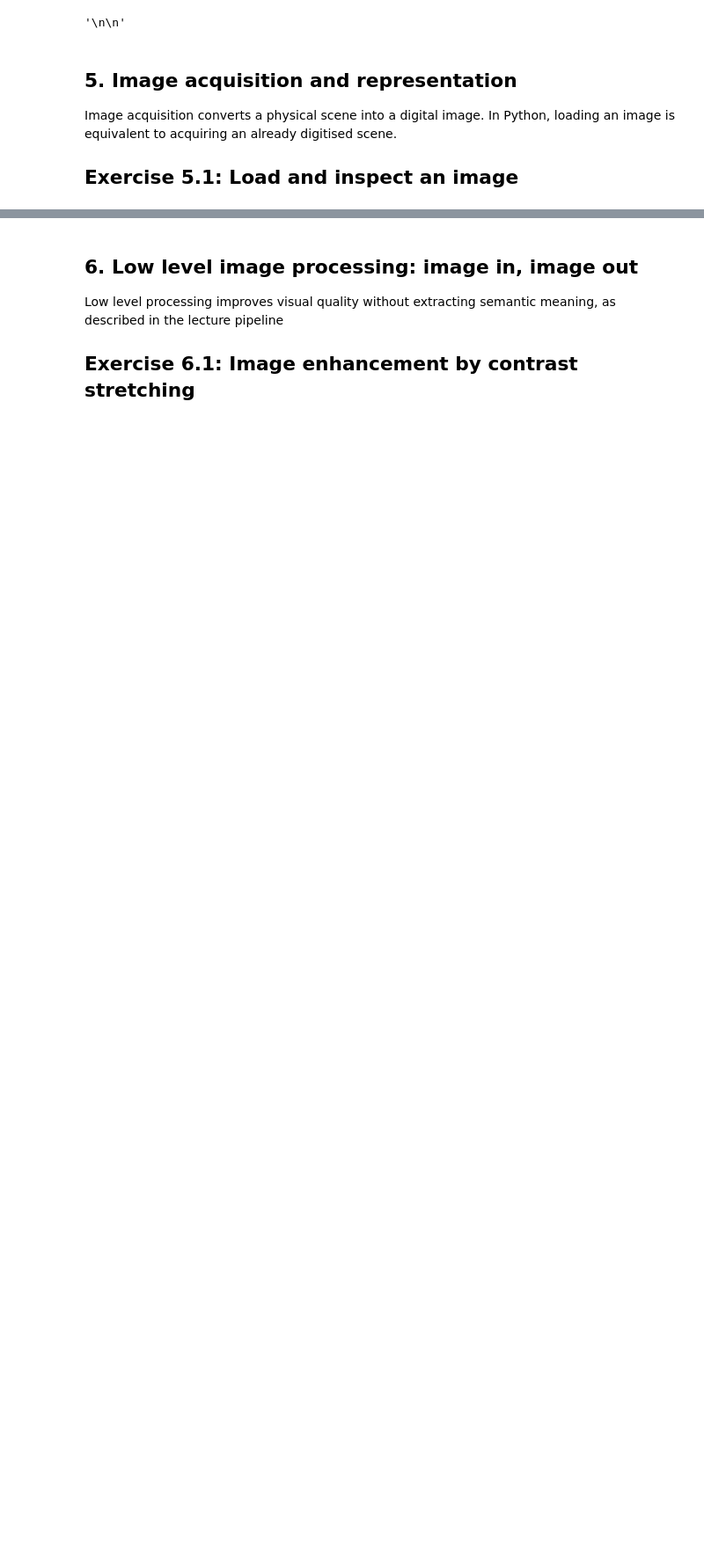
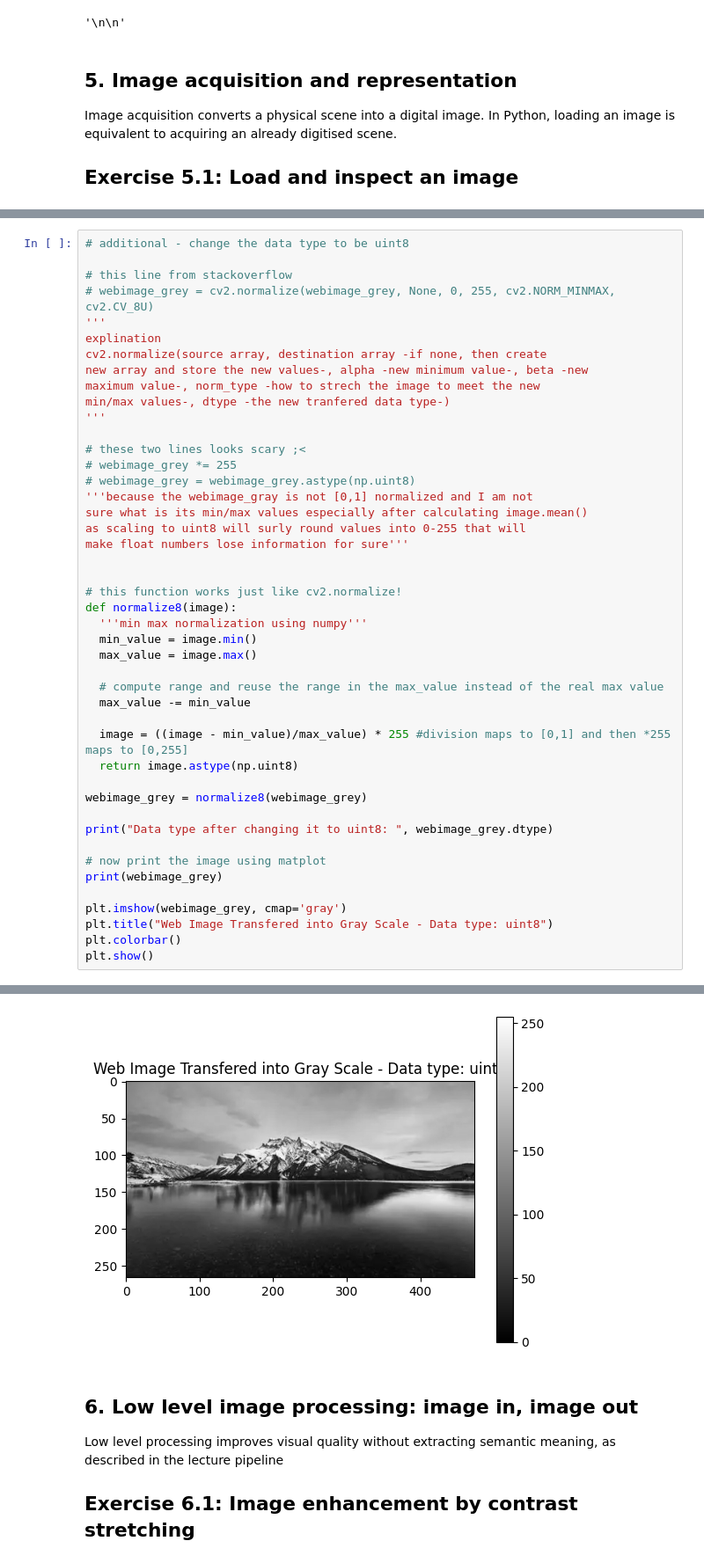
Before and after one commit to BashayrA/Digital-Image-Processing---Labs, a Jupyter notebook: AI342Lab1.ipynb, the cells around one changed output, grey strips where cells are left out. Shown at 88% size. Cells and saved outputs as stored; diff of their text form; blank space fills up the shorter version.

```diff
--- a/AI342Lab1.ipynb
+++ b/AI342Lab1.ipynb
@@ -269,0 +309,46 @@ float64
+# %%
+# additional - change the data type to be uint8
+
+# this line from stackoverflow
+# webimage_grey = cv2.normalize(webimage_grey, None, 0, 255, cv2.NORM_MINMAX, cv2.CV_8U)
+'''
+explination
+cv2.normalize(source array, destination array -if none, then create
+new array and store the new values-, alpha -new minimum value-, beta -new
+maximum value-, norm_type -how to strech the image to meet the new
+min/max values-, dtype -the new tranfered data type-)
+'''
+
+# these two lines looks scary ;<
+# webimage_grey *= 255
+# webimage_grey = webimage_grey.astype(np.uint8)
+'''because the webimage_gray is not [0,1] normalized and I am not
+sure what is its min/max values especially after calculating image.mean()
+as scaling to uint8 will surly round values into 0-255 that will
+make float numbers lose information for sure'''
+
+
+# this function works just like cv2.normalize!
+def normalize8(image):
+  '''min max normalization using numpy'''
+  min_value = image.min()
+  max_value = image.max()
+
+  # compute range and reuse the range in the max_value instead of the real max value
+  max_value -= min_value
+
+  image = ((image - min_value)/max_value) * 255 #division maps to [0,1] and then *255 maps to [0,255]
+  return image.astype(np.uint8)
+
+webimage_grey = normalize8(webimage_grey)
+
+print("Data type after changing it to uint8: ", webimage_grey.dtype)
+
+# now print the image using matplot
+print(webimage_grey)
+
+plt.imshow(webimage_grey, cmap='gray')
+plt.title("Web Image Transfered into Gray Scale - Data type: uint8")
+plt.colorbar()
+plt.show()
+# %% [output]
@@ -270,3 +363,4 @@ float64
+[figure, added]
 # %% [markdown]
 ## 6. Low level image processing: image in, image out
 Low level processing improves visual quality without extracting semantic meaning, as described in the lecture pipeline
```
Also changed, not shown: parts of 4 cells of this notebook, 1 other file.
